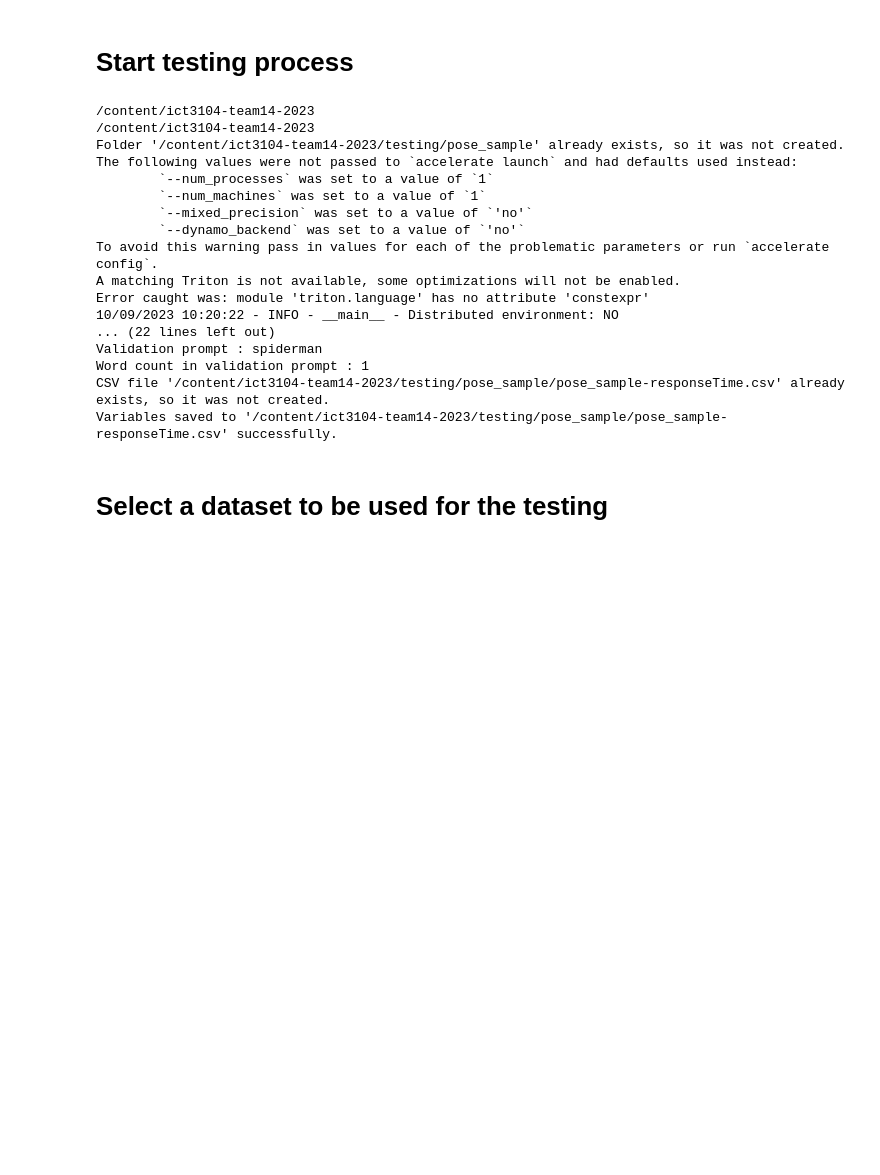
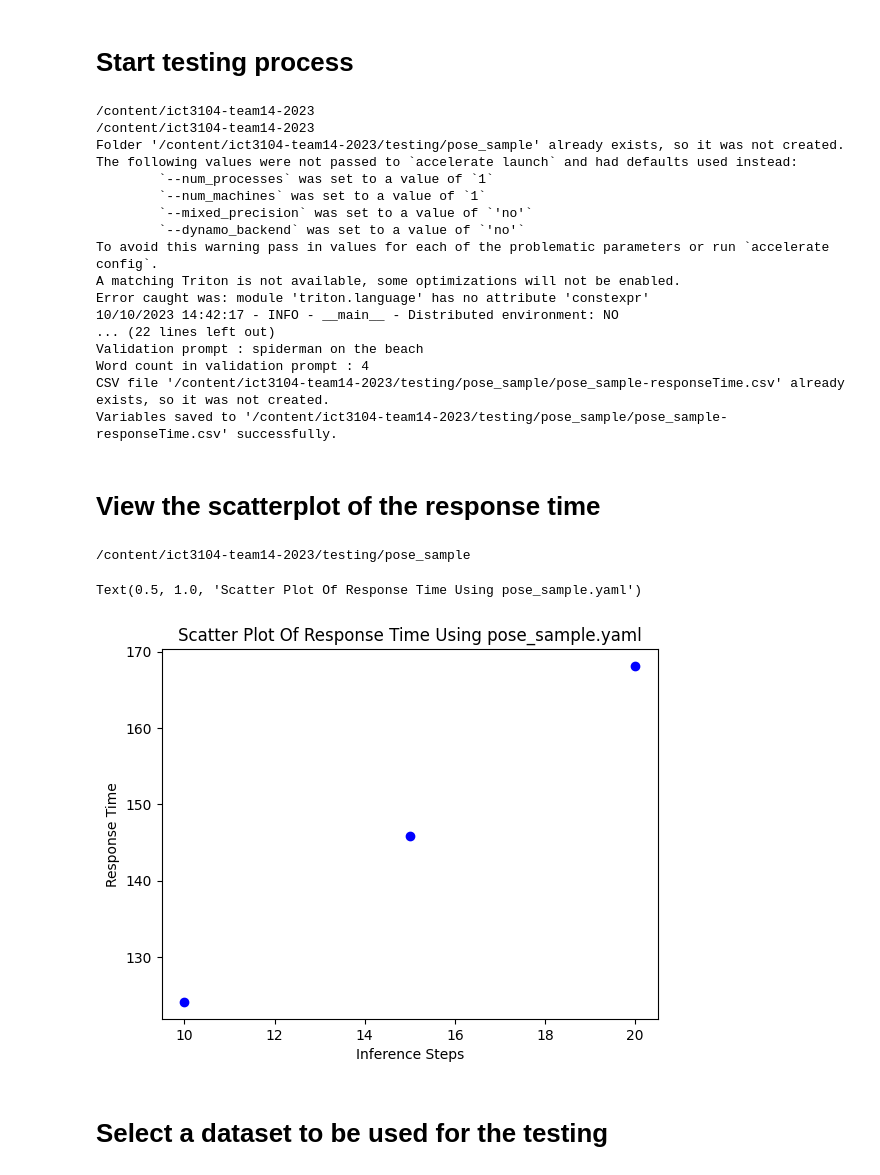
Before and after one commit to YUyou0/ict3104-team14-2023, a Jupyter notebook: 3104group14.ipynb, the cells around one changed output. Saved outputs shown, nothing was run; the diff lists cells and outputs as text; code cells hidden in the pictures; blank space fills up the shorter version.

Commit message:
scatterplot added for response time-inference step

```diff
--- a/3104group14.ipynb
+++ b/3104group14.ipynb
@@ -399,8 +388,8 @@ if not os.path.exists(csv_file_path):
         # You can write headers here if needed
         # For example:
         fieldnames = ['inference steps', 'response time',]
-        # writer = csv.DictWriter(csvfile, fieldnames=fieldnames)
-        # writer.writeheader()
+        writer = csv.DictWriter(csvfile, fieldnames=fieldnames)
+        writer.writeheader()
     print(f"CSV file '{csv_file_path}' created successfully.")
 else:
     print(f"CSV file '{csv_file_path}' already exists, so it was not created.")
@@ -425,12 +414,35 @@ The following values were not passed to `accelerate launch` and had defaults use
 To avoid this warning pass in values for each of the problematic parameters or run `accelerate config`.
 A matching Triton is not available, some optimizations will not be enabled.
 Error caught was: module 'triton.language' has no attribute 'constexpr'
-10/09/2023 10:20:22 - INFO - __main__ - Distributed environment: NO
+10/10/2023 14:42:17 - INFO - __main__ - Distributed environment: NO
 ... (22 lines left out)
-Validation prompt : spiderman
-Word count in validation prompt : 1
+Validation prompt : spiderman on the beach
+Word count in validation prompt : 4
 CSV file '/content/ict3104-team14-2023/testing/pose_sample/pose_sample-responseTime.csv' already exists, so it was not created.
 Variables saved to '/content/ict3104-team14-2023/testing/pose_sample/pose_sample-responseTime.csv' successfully.
+# %% [markdown]
+# View the scatterplot of the response time
+# %%
+%cd /content/ict3104-team14-2023/testing/pose_sample
+
+import pandas as pd
+import random
+import matplotlib.pyplot as plt
+
+df = pd.read_csv("pose_sample-responseTime.csv")
+
+x = df["inference steps"]
+y = df["response time"]
+
+plt.scatter(x, y, label='Scatter Plot', color='blue', marker='o')
+
+plt.xlabel('Inference Steps')
+plt.ylabel('Response Time')
+plt.title(f'Scatter Plot Of Response Time Using {selected_model}')
+# %% [output]
+/content/ict3104-team14-2023/testing/pose_sample
+Text(0.5, 1.0, 'Scatter Plot Of Response Time Using pose_sample.yaml')
+[figure, added]
 # %% [markdown]
 # Select a dataset to be used for the testing
 # %%
```
Also changed, not shown: parts of 9 cells of this notebook.
